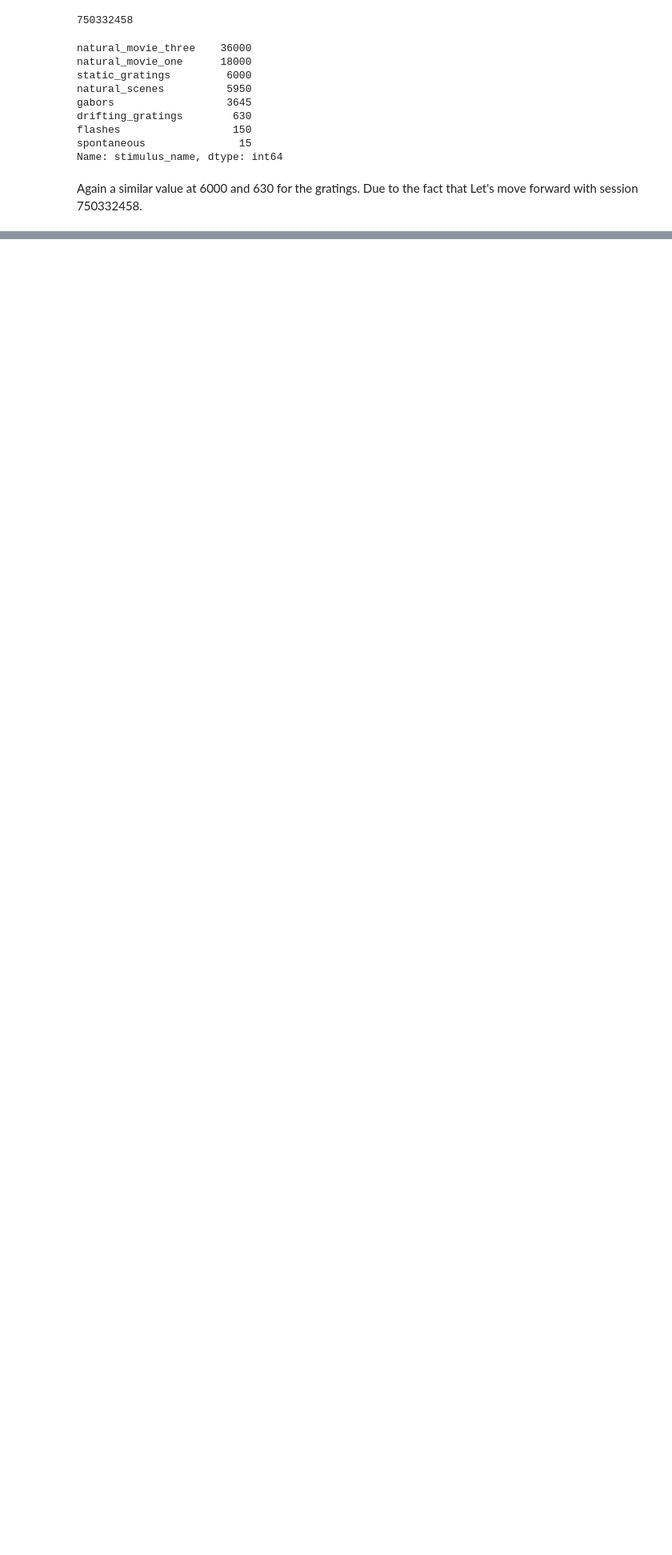
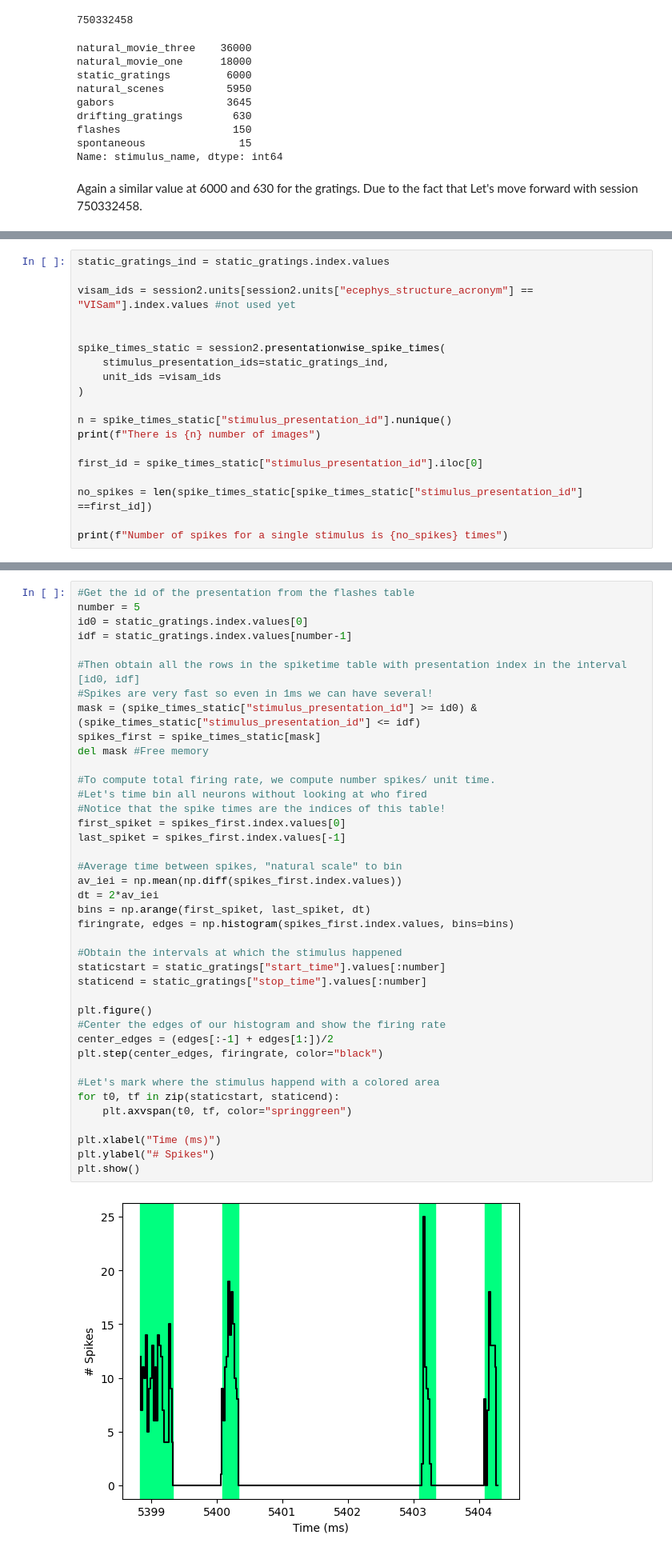
Before and after one commit to tebe-nigrelli/MMN-Group-Project, a Jupyter notebook: first.ipynb, the cells around one changed output, grey strips where cells are left out. Shown: that part at 80% size. Drawn from its saved outputs; the diff is of its cells as text; blank space fills up the shorter version.

Commit message:
add: examination of gratings in chosen session and trying some visualization

```diff
--- a/first.ipynb
+++ b/first.ipynb
@@ -114,0 +172,19 @@ Again a similar value at 6000 and 630 for the gratings. Due to the fact that Let
+# %%
+static_gratings_ind = static_gratings.index.values
+
+visam_ids = session2.units[session2.units["ecephys_structure_acronym"] == "VISam"].index.values #not used yet
+
+
+spike_times_static = session2.presentationwise_spike_times(
+    stimulus_presentation_ids=static_gratings_ind,
+    unit_ids =visam_ids
+)
+
+n = spike_times_static["stimulus_presentation_id"].nunique()
+print(f"There is {n} number of images")
+
+first_id = spike_times_static["stimulus_presentation_id"].iloc[0]
+
+no_spikes = len(spike_times_static[spike_times_static["stimulus_presentation_id"] ==first_id])
+
+print(f"Number of spikes for a single stimulus is {no_spikes} times")
@@ -114,0 +243,42 @@ Again a similar value at 6000 and 630 for the gratings. Due to the fact that Let
+# %%
+#Get the id of the presentation from the flashes table
+number = 5
+id0 = static_gratings.index.values[0]
+idf = static_gratings.index.values[number-1]
+
+#Then obtain all the rows in the spiketime table with presentation index in the interval [id0, idf]
+#Spikes are very fast so even in 1ms we can have several!
+mask = (spike_times_static["stimulus_presentation_id"] >= id0) & (spike_times_static["stimulus_presentation_id"] <= idf)
+spikes_first = spike_times_static[mask]
+del mask #Free memory
+
+#To compute total firing rate, we compute number spikes/ unit time.
+#Let's time bin all neurons without looking at who fired
+#Notice that the spike times are the indices of this table!
+first_spiket = spikes_first.index.values[0]
+last_spiket = spikes_first.index.values[-1]
+
+#Average time between spikes, "natural scale" to bin
+av_iei = np.mean(np.diff(spikes_first.index.values))
+dt = 2*av_iei
+bins = np.arange(first_spiket, last_spiket, dt)
+firingrate, edges = np.histogram(spikes_first.index.values, bins=bins)
+
+#Obtain the intervals at which the stimulus happened
+staticstart = static_gratings["start_time"].values[:number]
+staticend = static_gratings["stop_time"].values[:number]
+
+plt.figure()
+#Center the edges of our histogram and show the firing rate
+center_edges = (edges[:-1] + edges[1:])/2
+plt.step(center_edges, firingrate, color="black")
+
+#Let's mark where the stimulus happend with a colored area
+for t0, tf in zip(staticstart, staticend):
+    plt.axvspan(t0, tf, color="springgreen")
+
+plt.xlabel("Time (ms)")
+plt.ylabel("# Spikes")
+plt.show()
+# %% [output]
+[figure, added]
```
Also changed, not shown: parts of 17 cells of this notebook, 1 other file.
